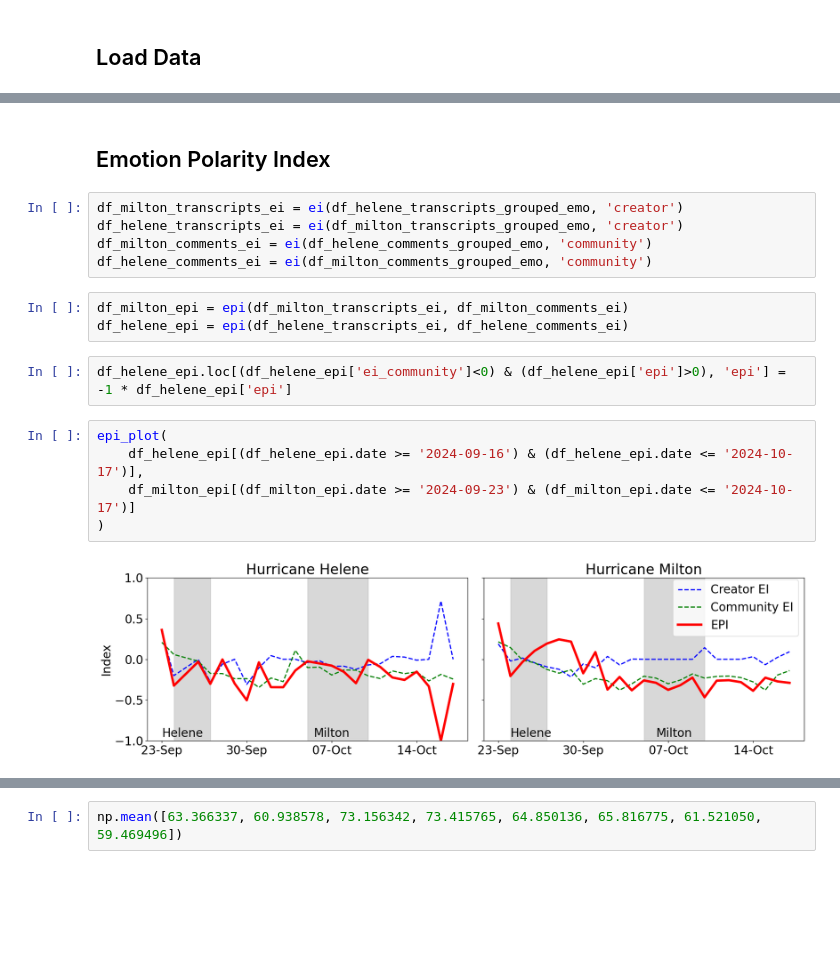
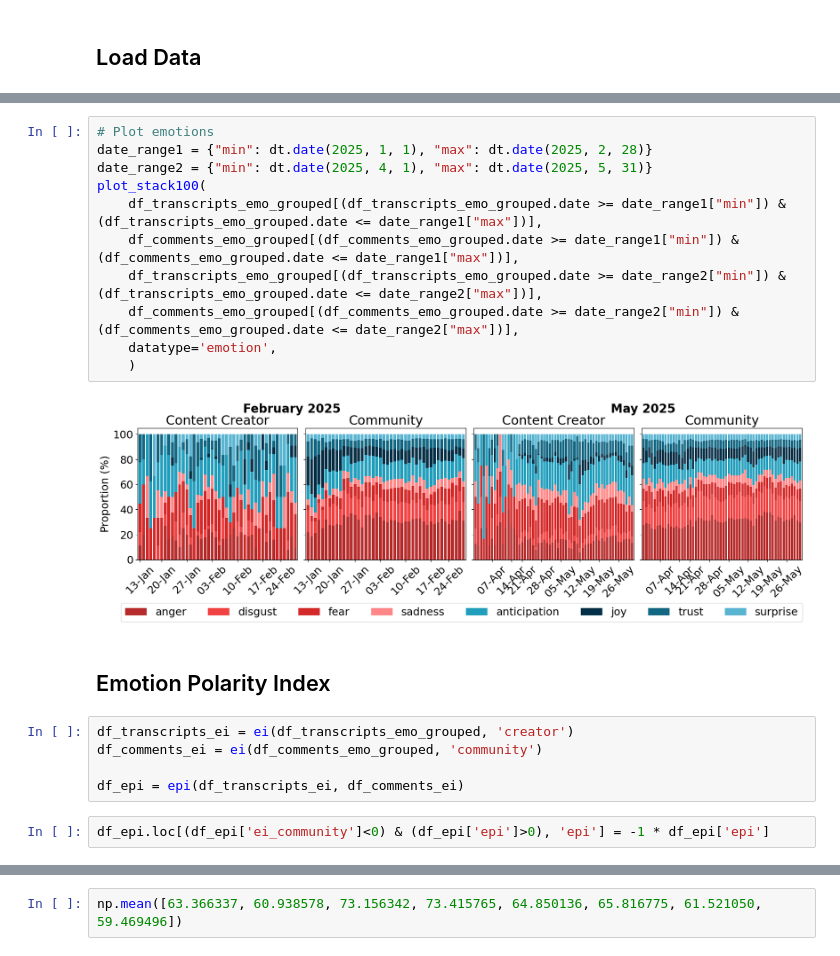
Before and after one commit to isom-ds/youtube-emotion-financial-modelling, a Jupyter notebook: 300_index_module.ipynb, the cells around one changed output, grey strips where cells are left out. Cells and saved outputs as stored; diff of their text form; blank space fills up the shorter version.

```diff
--- a/300_index_module.ipynb
+++ b/300_index_module.ipynb
@@ -263,19 +460,22 @@ alltopics_df.groupby('topics_corrected').agg(distinct_topics=('topics', 'nunique
+# %%
+# Plot emotions
+date_range1 = {"min": dt.date(2025, 1, 1), "max": dt.date(2025, 2, 28)}
+date_range2 = {"min": dt.date(2025, 4, 1), "max": dt.date(2025, 5, 31)}
+plot_stack100(
+    df_transcripts_emo_grouped[(df_transcripts_emo_grouped.date >= date_range1["min"]) & (df_transcripts_emo_grouped.date <= date_range1["max"])],
+    df_comments_emo_grouped[(df_comments_emo_grouped.date >= date_range1["min"]) & (df_comments_emo_grouped.date <= date_range1["max"])],
+    df_transcripts_emo_grouped[(df_transcripts_emo_grouped.date >= date_range2["min"]) & (df_transcripts_emo_grouped.date <= date_range2["max"])],
+    df_comments_emo_grouped[(df_comments_emo_grouped.date >= date_range2["min"]) & (df_comments_emo_grouped.date <= date_range2["max"])],
+    datatype='emotion',
+    )
+# %% [output]
+[figure, added]
 # %% [markdown]
 ## Emotion Polarity Index
-# %%
-df_milton_transcripts_ei = ei(df_helene_transcripts_grouped_emo, 'creator')
-df_helene_transcripts_ei = ei(df_milton_transcripts_grouped_emo, 'creator')
-df_milton_comments_ei = ei(df_helene_comments_grouped_emo, 'community')
-df_helene_comments_ei = ei(df_milton_comments_grouped_emo, 'community')
-# %%
-df_milton_epi = epi(df_milton_transcripts_ei, df_milton_comments_ei)
-df_helene_epi = epi(df_helene_transcripts_ei, df_helene_comments_ei)
+# %%
+df_transcripts_ei = ei(df_transcripts_emo_grouped, 'creator')
+df_comments_ei = ei(df_comments_emo_grouped, 'community')
+
+df_epi = epi(df_transcripts_ei, df_comments_ei)
 # %%
-df_helene_epi.loc[(df_helene_epi['ei_community']<0) & (df_helene_epi['epi']>0), 'epi'] = -1 * df_helene_epi['epi']
+df_epi.loc[(df_epi['ei_community']<0) & (df_epi['epi']>0), 'epi'] = -1 * df_epi['epi']
-# %%
-epi_plot(
-    df_helene_epi[(df_helene_epi.date >= '2024-09-16') & (df_helene_epi.date <= '2024-10-17')],
-    df_milton_epi[(df_milton_epi.date >= '2024-09-23') & (df_milton_epi.date <= '2024-10-17')]
-)
-# %% [output]
-[figure, removed]
```
Also changed, not shown: parts of 49 cells of this notebook.
